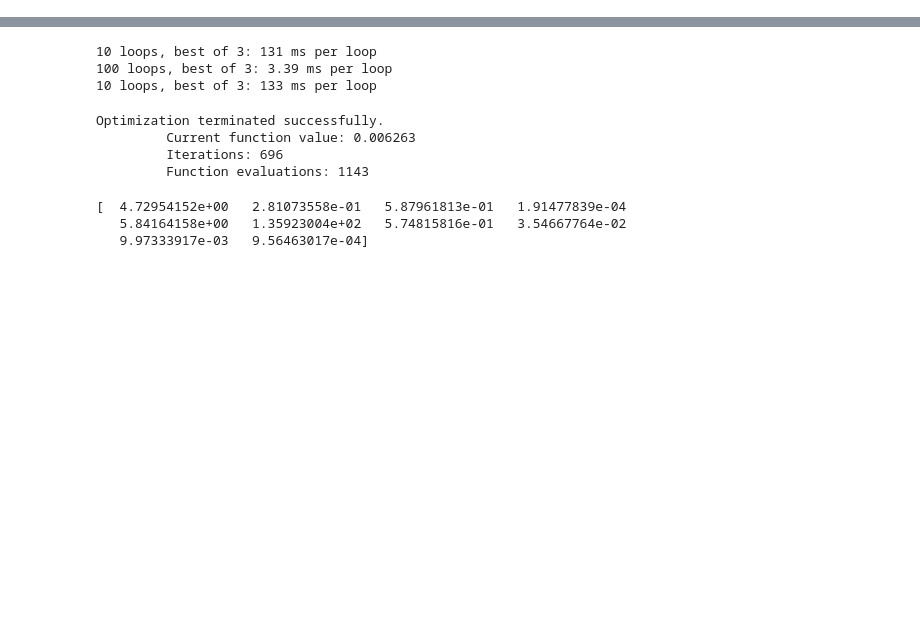
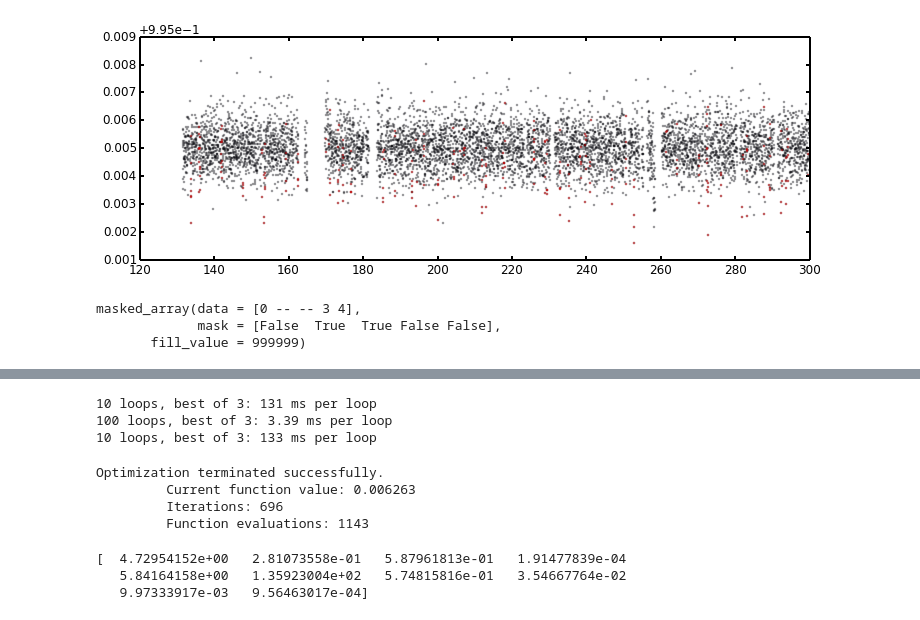
Before and after one commit to timothydmorton/transit-fitting, a Jupyter notebook: notebooks/scratchwork.ipynb, the cells around one changed output, grey strips where cells are left out. Cells and saved outputs as stored; diff of their text form; code cells hidden in the pictures; blank space fills up the shorter version.

```diff
--- a/notebooks/scratchwork.ipynb
+++ b/notebooks/scratchwork.ipynb
@@ -86,0 +34,20 @@ transit_stack(model.time, model.flux, model.period[1], model.epoch[1])
+# %%
+npts = 2000
+tmax = 300
+plt.figure(figsize=(12,4))
+plt.plot(model.time[model.time < tmax], model.flux[model.time < tmax], 'o', ms=0.3)
+mask = (model.time < tmax) & model.any_intransit
+plt.plot(model.time[mask], model.flux[mask], 'ro', ms=0.3, mec='r');
+# %% [output]
+[figure, added]
+# %%
+import numpy.ma as ma
+
+x = ma.masked_array(np.arange(5), mask=[0,1,0,0,0])
+y = ma.masked_array(x, mask=[0,0,1,0,0])
+
+y
+# %% [output]
+masked_array(data = [0 -- -- 3 4],
+             mask = [False  True  True False False],
+       fill_value = 999999)
```
Also changed, not shown: parts of 12 cells of this notebook, 2 other files.
